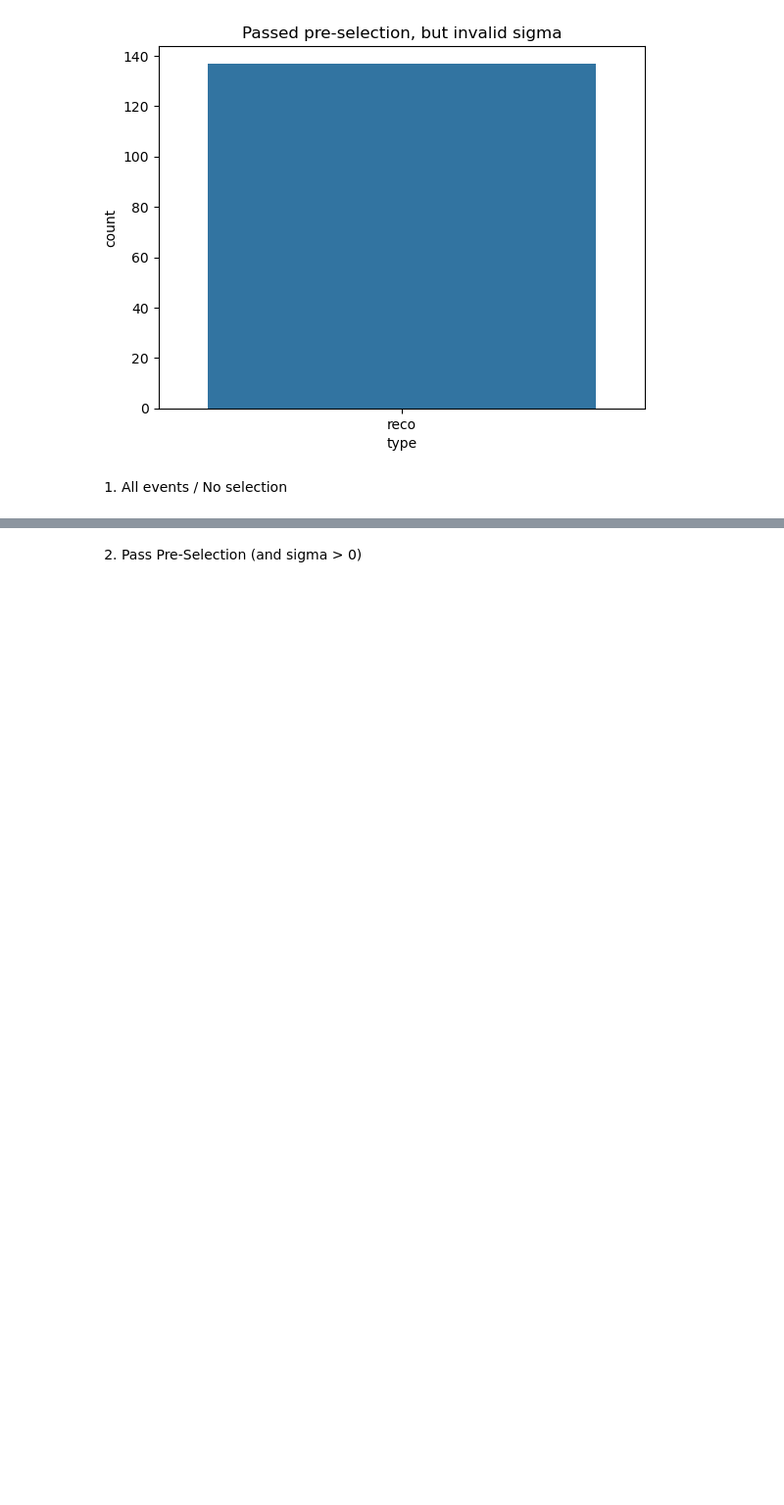
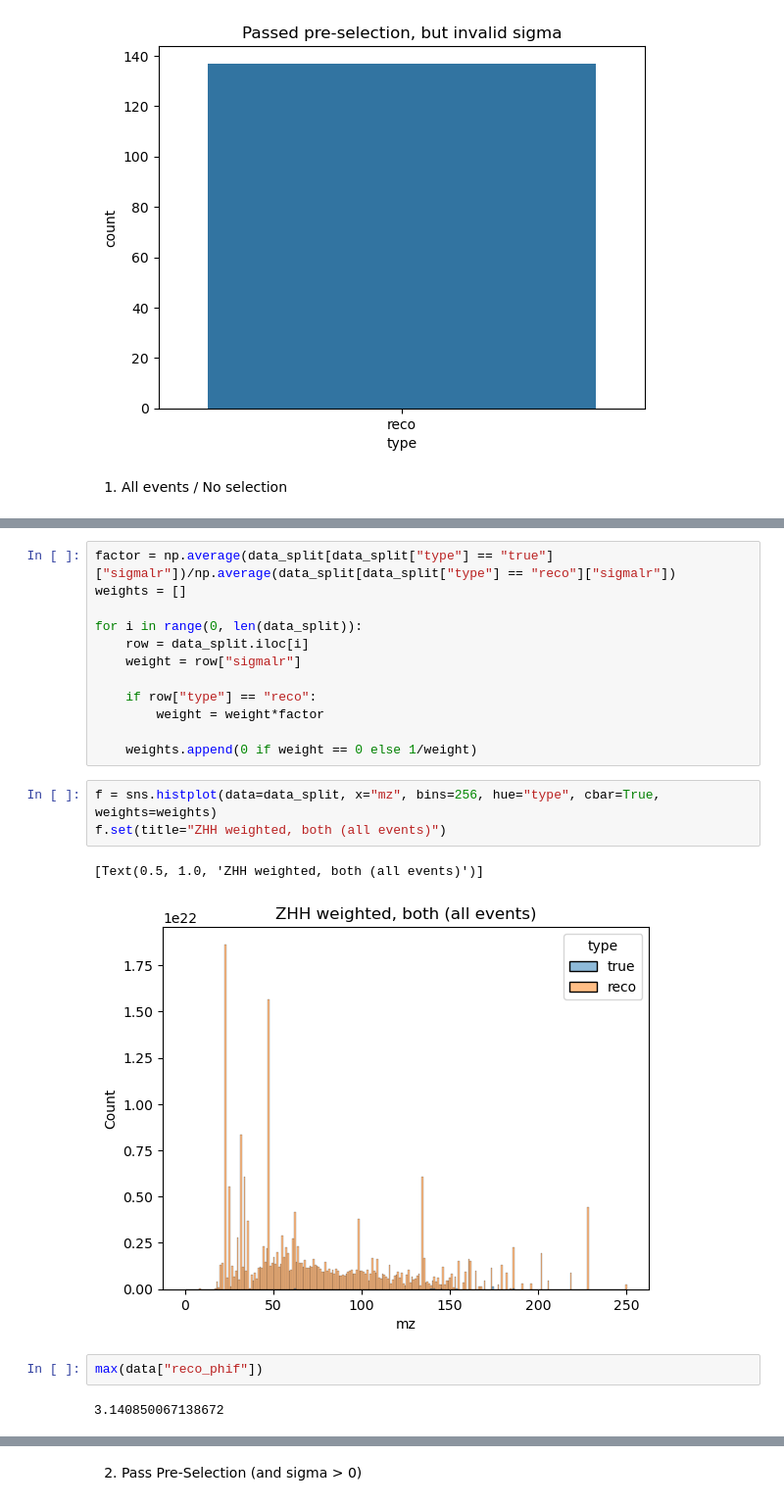
Before and after one commit to ILDAnaSoft/ZHH, a Jupyter notebook: view.ipynb, the cells around one changed output, grey strips where cells are left out. Shown at 98% size. Cells and saved outputs as stored; diff of their text form; blank space fills up the shorter version.

```diff
--- a/view.ipynb
+++ b/view.ipynb
@@ -238 +287,23 @@ plt.savefig("1_no_selection_pairplot.pdf")
+# %%
+factor = np.average(data_split[data_split["type"] == "true"]["sigmalr"])/np.average(data_split[data_split["type"] == "reco"]["sigmalr"])
+weights = []
+
+for i in range(0, len(data_split)):
+    row = data_split.iloc[i]
+    weight = row["sigmalr"]
+
+    if row["type"] == "reco":
+        weight = weight*factor
+
+    weights.append(0 if weight == 0 else 1/weight)
+# %%
+f = sns.histplot(data=data_split, x="mz", bins=256, hue="type", cbar=True, weights=weights)
+f.set(title="ZHH weighted, both (all events)")
+# %% [output]
+[Text(0.5, 1.0, 'ZHH weighted, both (all events)')]
+[figure, added]
+# %%
+max(data["reco_phif"])
+# %% [output]
+3.140850067138672
 # %%
```
Also changed, not shown: parts of 16 cells of this notebook, 2 other files.
